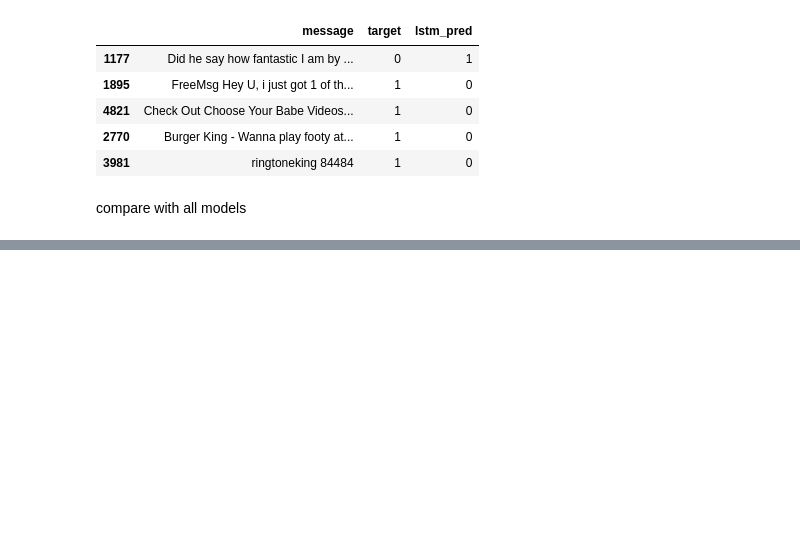
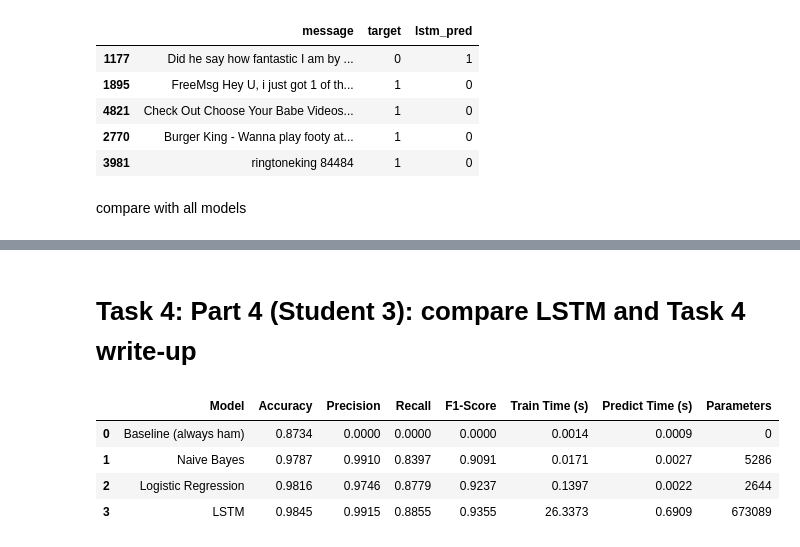
Before and after one commit to zahrss0r/DS483-SMS-Spam-Detection-Project, a Jupyter notebook: DS483_SMS_Spam.ipynb, the cells around one changed output, grey strips where cells are left out. Drawn from its saved outputs; the diff is of its cells as text; code cells hidden in the pictures; blank space fills up the shorter version.

Commit message:
Week 4 Part 4 (Student 3): compare LSTM and Task 4 write-up

```diff
--- a/DS483_SMS_Spam.ipynb
+++ b/DS483_SMS_Spam.ipynb
@@ -1793,3 +1793,15 @@ print("Errors LSTM:", len(lstm_errors))
 Errors Naive Bayes: 22
 Errors Logistic Regression: 19
 Errors LSTM: 16
+# %% [markdown]
+# Task 4: Part 4 (Student 3): compare LSTM and Task 4 write-up
+# %%
+# Display the full comparison table for all models trained so far
+results_table = show_results()
+display(results_table)
+# %% [output]
+|  | Model | Accuracy | Precision | Recall | F1-Score | Train Time (s) | Predict Time (s) | Parameters |
+| 0 | Baseline (always ham) | 0.8734 | 0.0000 | 0.0000 | 0.0000 | 0.0014 | 0.0009 | 0 |
+| 1 | Naive Bayes | 0.9787 | 0.9910 | 0.8397 | 0.9091 | 0.0171 | 0.0027 | 5286 |
+| 2 | Logistic Regression | 0.9816 | 0.9746 | 0.8779 | 0.9237 | 0.1397 | 0.0022 | 2644 |
+| 3 | LSTM | 0.9845 | 0.9915 | 0.8855 | 0.9355 | 26.3373 | 0.6909 | 673089 |
```
Also changed, not shown: parts of 15 cells of this notebook.
